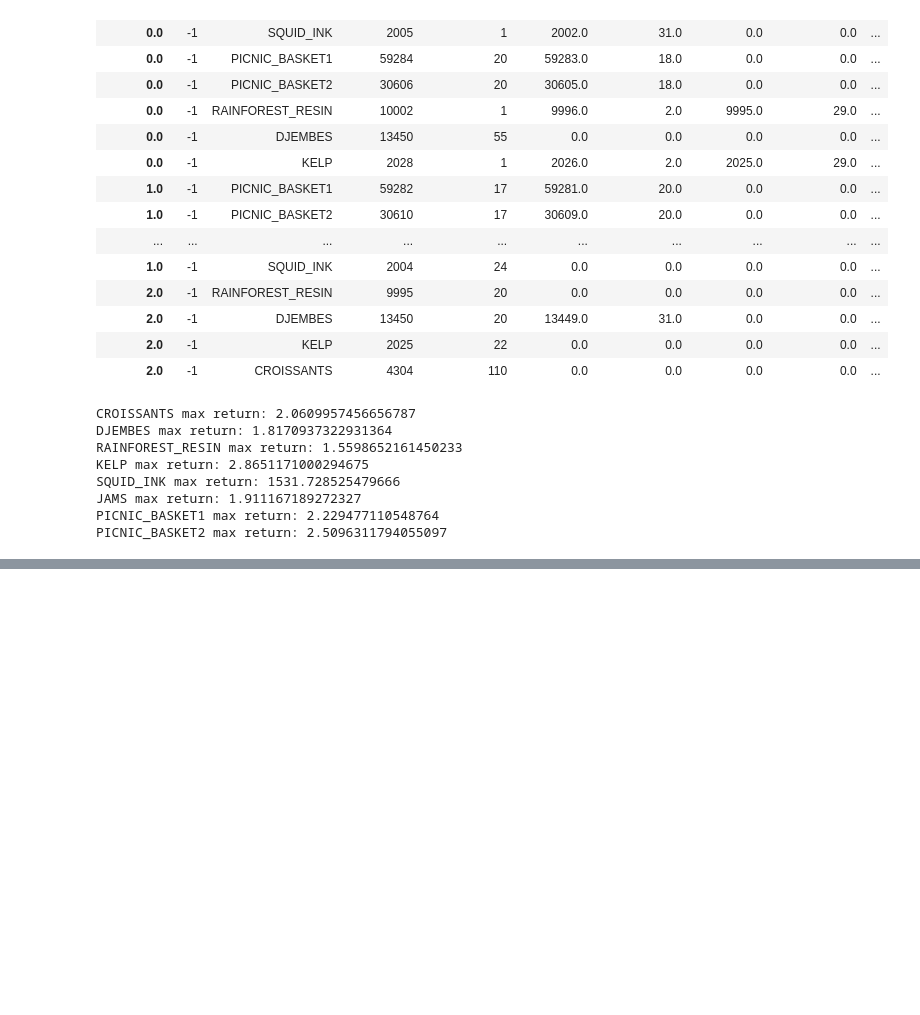
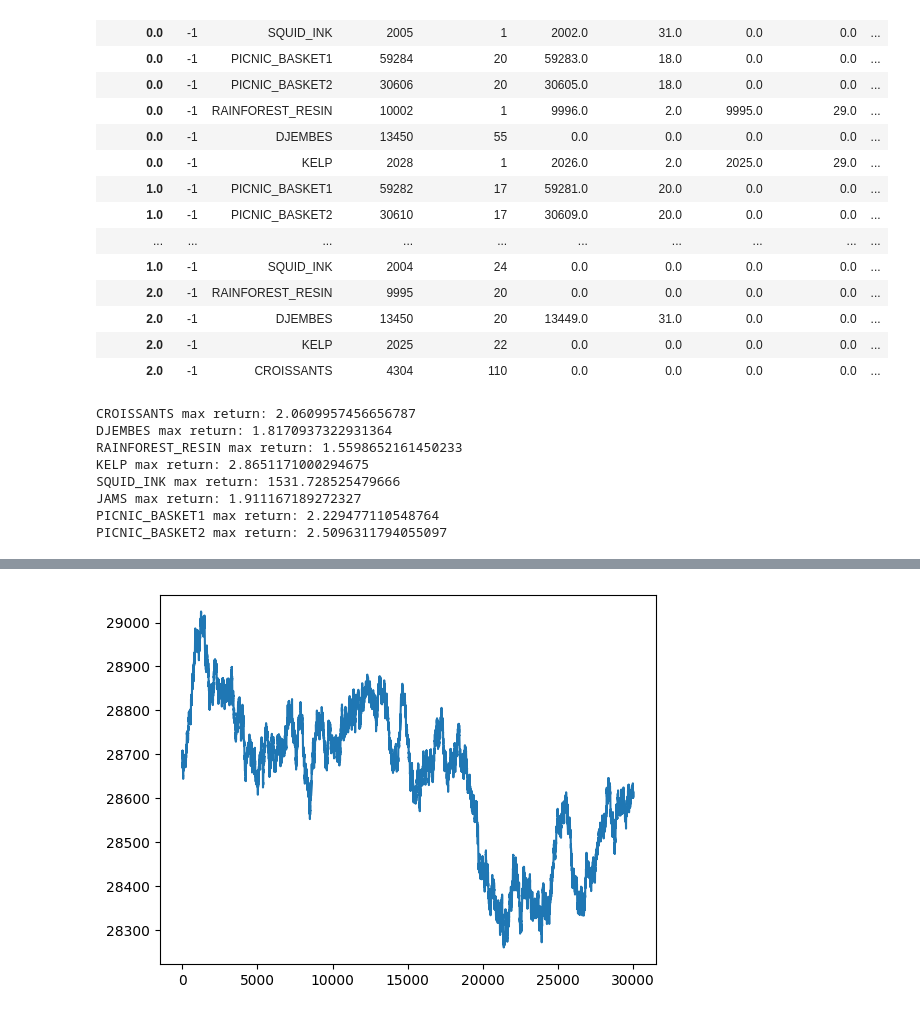
Before and after one commit to hanksong/imc-prosperity3, a Jupyter notebook: round-2/algo_r2.ipynb, the cells around one changed output, grey strips where cells are left out. Drawn from its saved outputs; the diff is of its cells as text; code cells hidden in the pictures; blank space fills up the shorter version.

```diff
--- a/round-2/algo_r2.ipynb
+++ b/round-2/algo_r2.ipynb
@@ -126,3 +115,9 @@ price_df.corr()
 | PICNIC_BASKET2 | 0.907520 | 0.738512 | 0.953215 | -0.882046 | 0.955922 | 1.000000 | 0.003684 | 0.868703 |
 | RAINFOREST_RESIN | 0.004168 | 0.007101 | 0.007079 | -0.003697 | 0.005395 | 0.003684 | 1.000000 | 0.003230 |
 | SQUID_INK | 0.828932 | 0.747882 | 0.879598 | -0.761675 | 0.818713 | 0.868703 | 0.003230 | 1.000000 |
+# %%
+spread = price_df['PICNIC_BASKET1'] - price_df['PICNIC_BASKET2']
+plt.plot(spread)
+plt.show()
+# %% [output]
+[figure, added]
```
Also changed, not shown: parts of 6 cells of this notebook, 12 other files.
